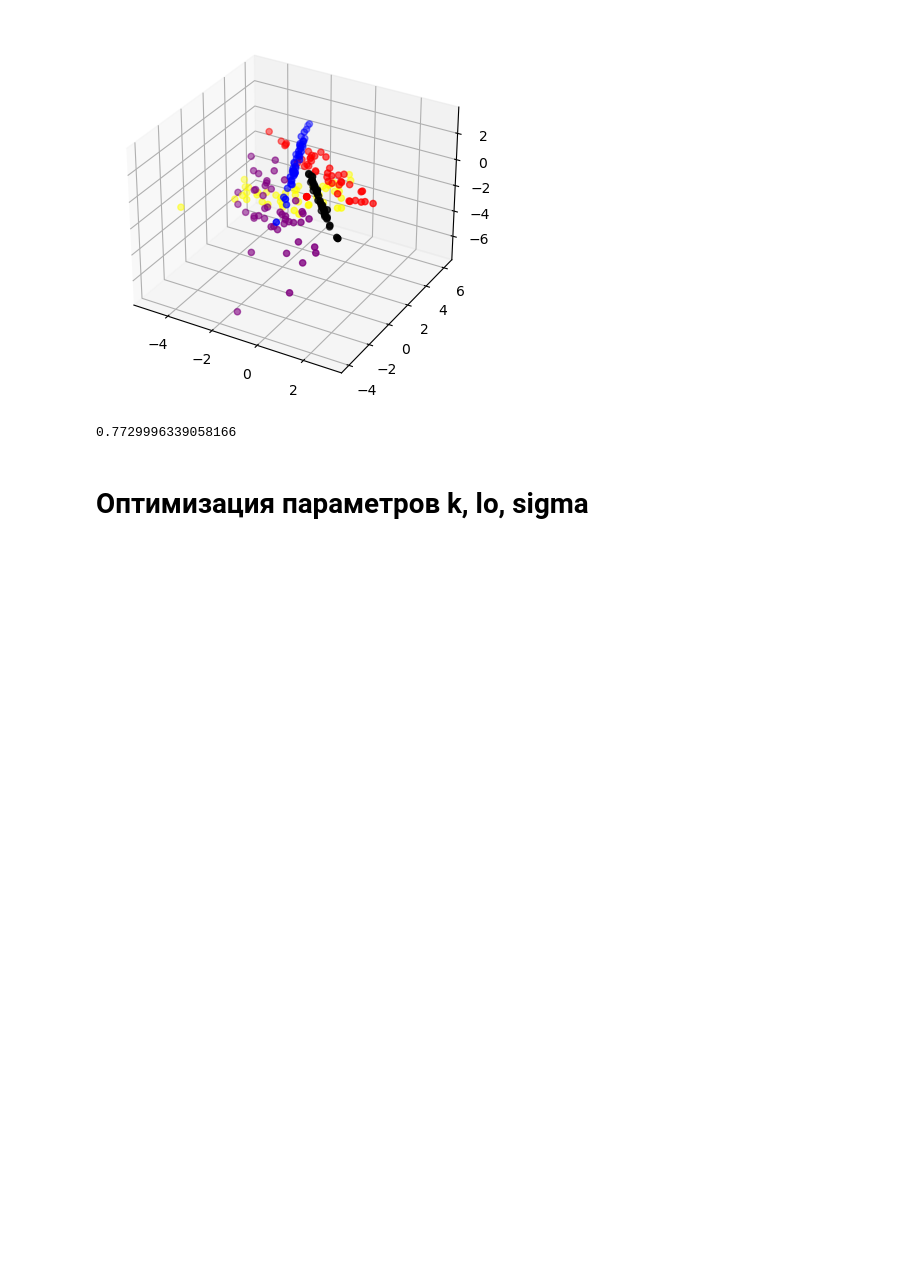
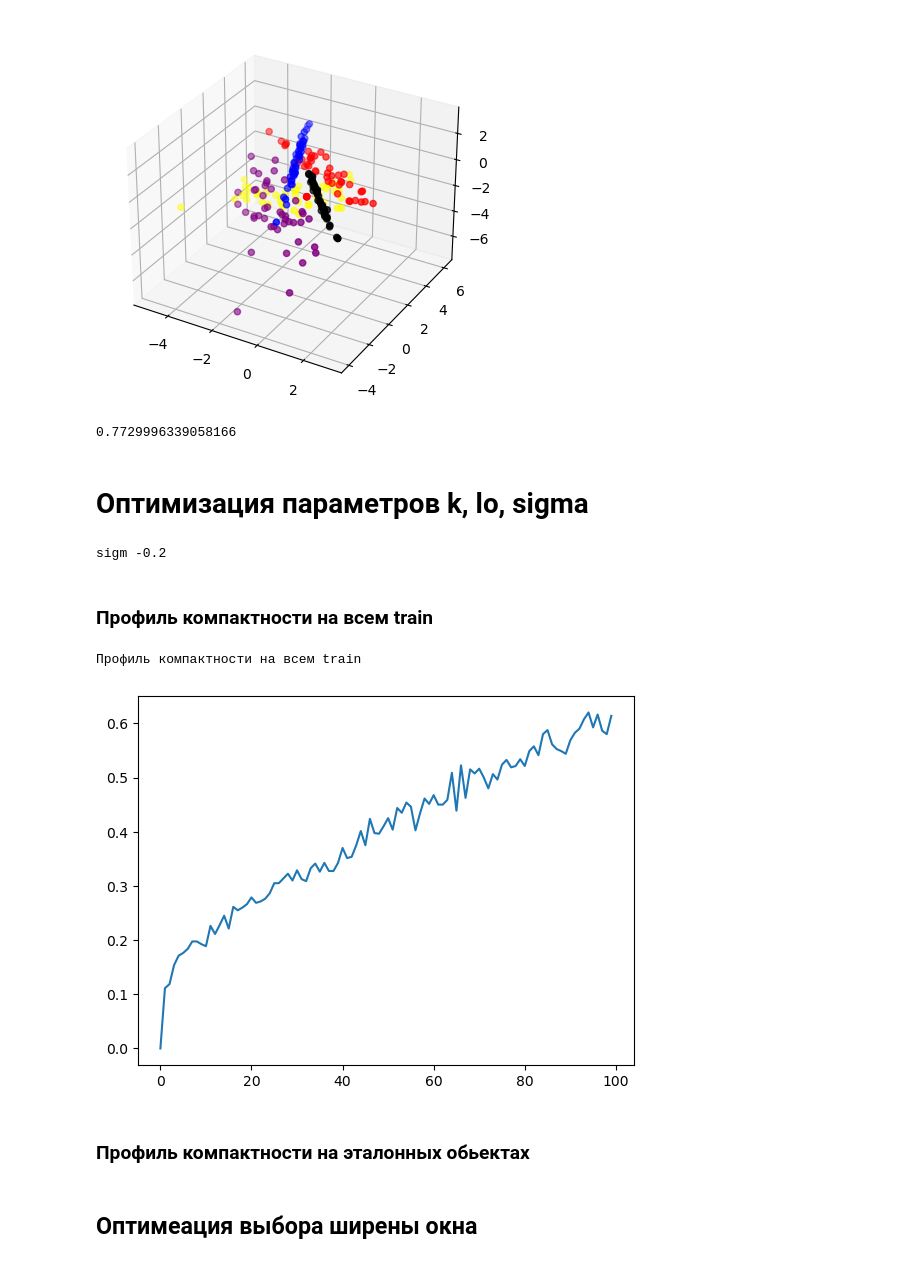
Before and after one commit to Violonur-PavelBI/MAI_AI_labs, a Jupyter notebook: 2 sem/1 labs.ipynb, the cells around one changed output. Drawn from its saved outputs; the diff is of its cells as text; code cells hidden in the pictures; blank space fills up the shorter version.

Commit message:
добавил профиль компактности и ширины окна

```diff
--- a/2 sem/1 labs.ipynb
+++ b/2 sem/1 labs.ipynb
@@ -40,7 +40,8 @@ plt.show()
 # %% [output]
 [figure]
 # %%
-def Logist(r): # логистическое ядро
+def Logist(r,h=1): # логистическое ядро
+    r=np.array(r)/h
     return (1/(2+np.exp(r)+np.exp(-r)))
 # %%
 knn=KNeighborsRegressor(n_neighbors=6,weights=Logist)
@@ -169,10 +170,10 @@ knn.score(Сoordinates_test, Lable_test)
 # Оптимизация параметров k, lo, sigma
 # %%
 results = [] # we will store our results here.
-for k in range(1, 10): # maximum neighbor is 9 since 9:1 train split
+for k in range(1, 8): # maximum neighbor is 9 since 9:1 train split
     for sigm in range(-2,6):
         sigm/=10
-        for lo in range(1,100,5):
+        for lo in range(1,100,10):
             lo/=100
 
 
@@ -182,7 +183,7 @@ for k in range(1, 10): # maximum neighbor is 9 since 9:1 train split
 
 
             # We take average of ten bootstrapped model.
-            for i in range(0,20):
+            for i in range(0,5):
                 # Below is my personal way of setting random state. This makes each run a bootstrapped model.
 
                 X_train, X_test, y_train, y_test = train_test_split(Сoordinates,
@@ -202,6 +203,8 @@ for k in range(1, 10): # maximum neighbor is 9 since 9:1 train split
 
 
 results
+# %% [output]
+sigm -0.2
 # %%
 # For easier access of columns, convert to numpy array
 results = np.array(results)
@@ -212,3 +215,26 @@ plt.ylabel('kernel_width', fontsize=14)
 plt.title('Error Values for Hyperparameters', fontsize=14)
 plt.colorbar().set_label('Mean Absolute Error')
 #plt.clim(3, 4.0)
+# %% [markdown]
+### Профиль компактности на всем train
+# %%
+N = 100
+R = []
+for j in range(N):
+    R_j = 0
+    for x_i, y_i in zip(Сoordinates_train, Lable_train):
+        dtype = [('y', int), ('distance', float)]
+        ind = np.arange(len(Lable_train))
+        data = [(y, math.dist(x_i,x)) for x, y in zip(Сoordinates_train, Lable_train)]
+        data = np.array(data, dtype=dtype)
+        data = np.sort(data, order=['distance'])
+        R_j += data[j]['y'] != y_i
+    R.append(R_j / len(Lable_train))
+
+plt.plot(range(100), R)
+plt.show()
+# %% [output]
+Профиль компактности на всем train
+[figure, added]
+# %% [markdown]
+### Профиль компактности на эталонных обьектах
@@ -214,0 +257,2 @@ plt.colorbar().set_label('Mean Absolute Error')
+# %% [markdown]
+## Оптимеация выбора ширены окна
```
Also changed, not shown: parts of 2 cells of this notebook.
